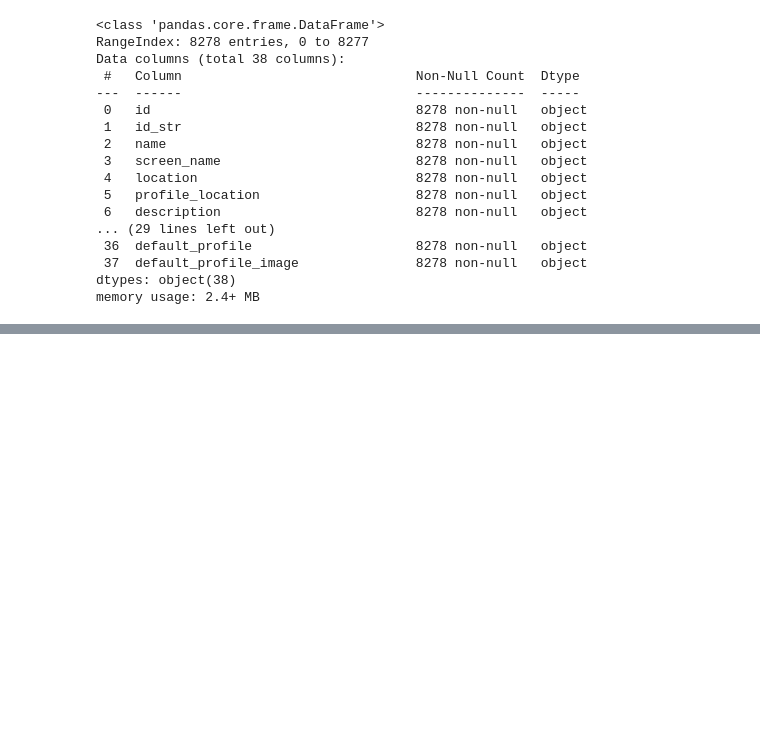
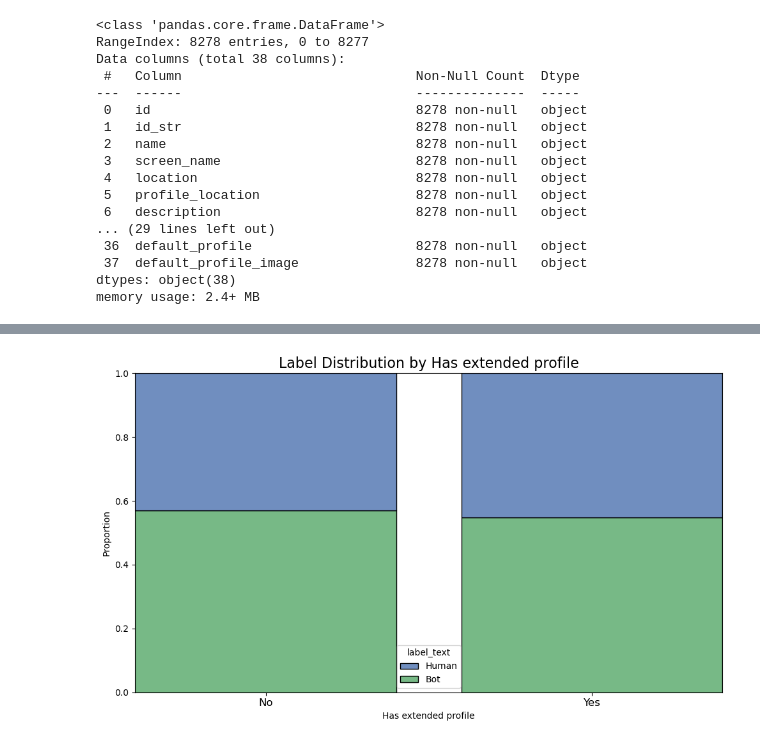
Before and after one commit to krukj/TwitterBotDetection, a Jupyter notebook: notebooks/eda.ipynb, the cells around one changed output, grey strips where cells are left out. Drawn from its saved outputs; the diff is of its cells as text; code cells hidden in the pictures; blank space fills up the shorter version.

```diff
--- a/notebooks/eda.ipynb
+++ b/notebooks/eda.ipynb
@@ -125,0 +187,4 @@ memory usage: 2.4+ MB
+# %%
+plot_column_vs_label(train_combined, 'has_extended_profile')
+# %% [output]
+[figure, added]
```
Also changed, not shown: parts of 15 cells of this notebook, 1 other file.
